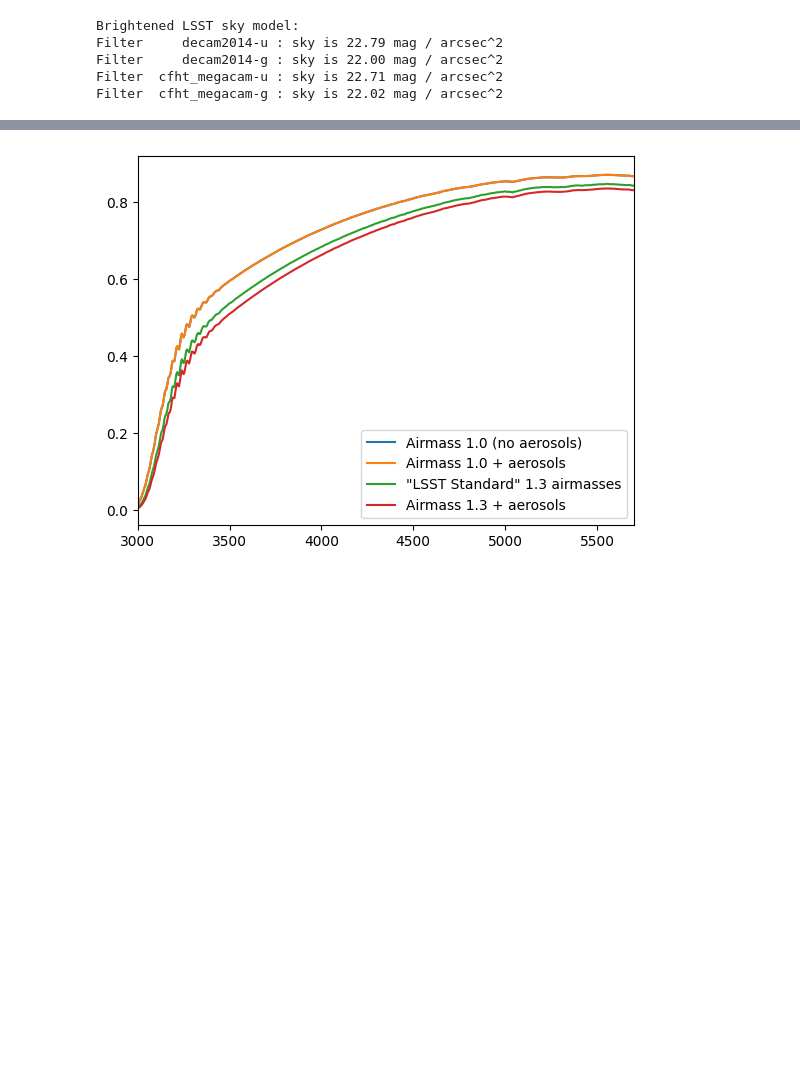
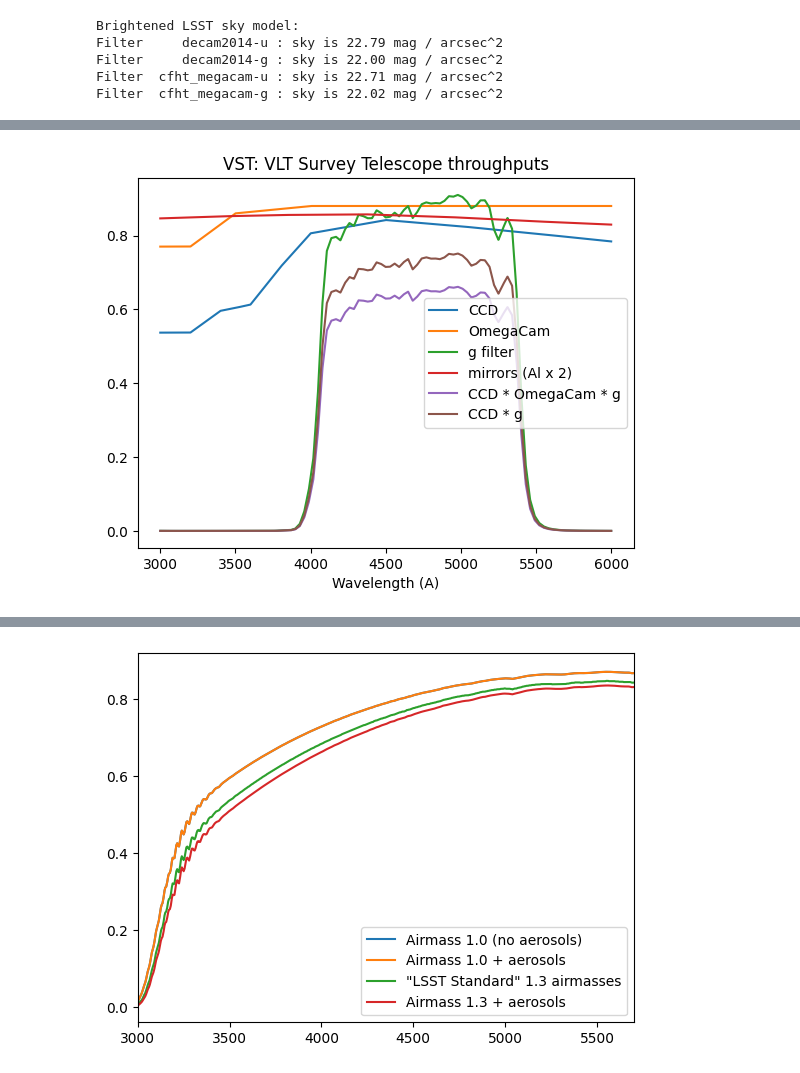
Before and after one commit to dstndstn/cfht-etc, a Jupyter notebook: spec-s5.ipynb, the cells around one changed output, grey strips where cells are left out. Drawn from its saved outputs; the diff is of its cells as text; code cells hidden in the pictures; blank space fills up the shorter version.

```diff
--- a/spec-s5.ipynb
+++ b/spec-s5.ipynb
@@ -389,3 +420,19 @@ specs5_thru = cfht_thru
+# %%
+plt.plot(wavegrid, vst_ccd(wavegrid), label='CCD');
+plt.plot(wavegrid, vst_omegacam(wavegrid), label='OmegaCam');
+plt.plot(wavegrid, vst_g(wavegrid), label='g filter');
+
+plt.plot(wavegrid, vst_mirror(wavegrid), label='mirrors (Al x 2)');
+
+plt.plot(wavegrid, vst_ccd(wavegrid) * vst_omegacam(wavegrid) * vst_g(wavegrid), label='CCD * OmegaCam * g');
+plt.plot(wavegrid, vst_ccd(wavegrid) * vst_g(wavegrid), label='CCD * g');
+
+plt.legend()
+plt.xlabel('Wavelength (A)')
+plt.title('VST: VLT Survey Telescope throughputs');
+plt.savefig('vst-thru.png')
+# %% [output]
+[figure, added]
 # %%
 plt.plot(wavegrid, cfht_thru(wavegrid), label='CFHT')
 plt.plot(wavegrid, lsst_thru(wavegrid), label='LSST')
```
Also changed, not shown: parts of 26 cells of this notebook.
